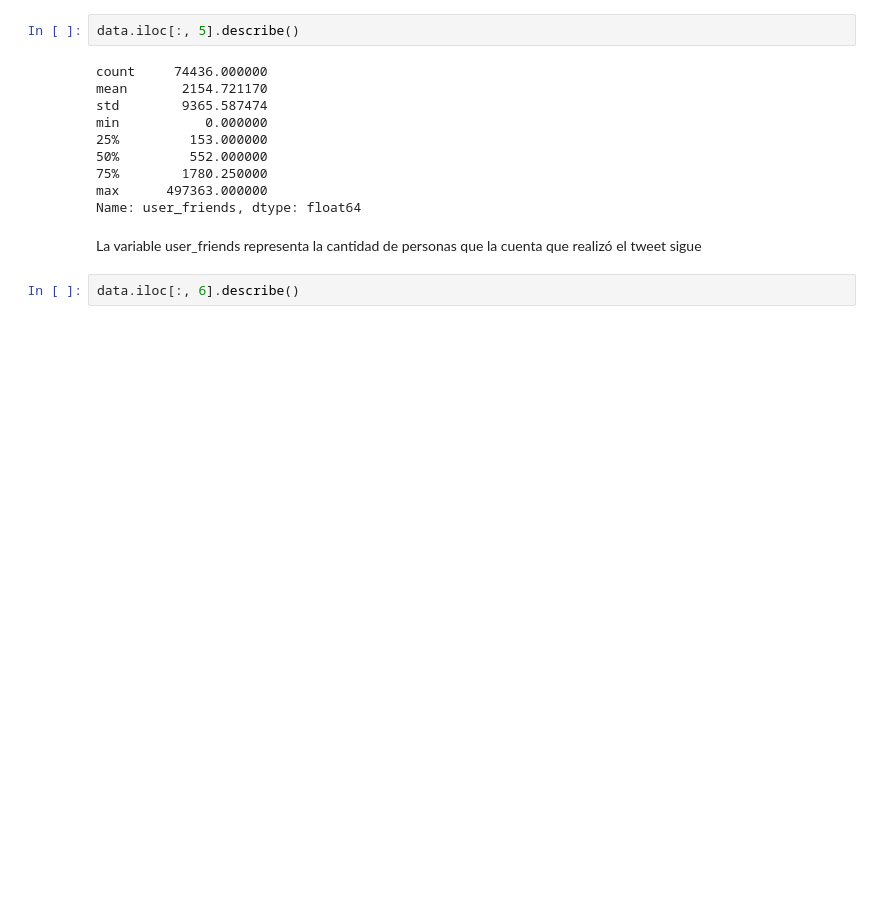
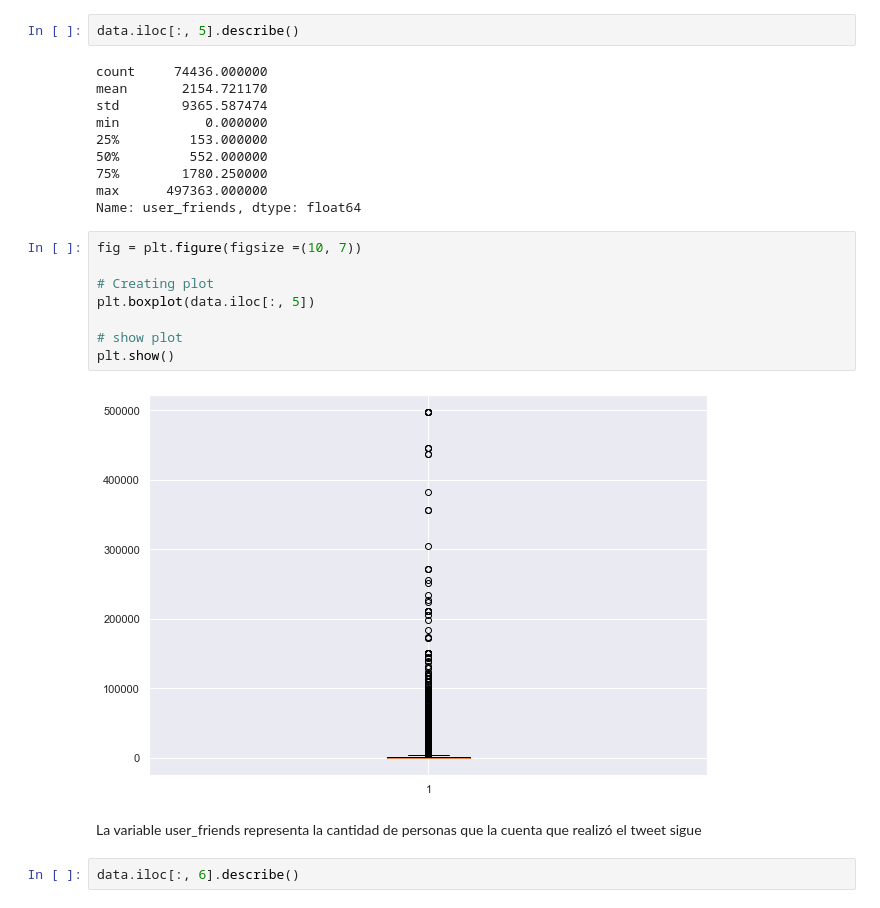
Before and after one commit to paofgz/retoAnalitica, a Jupyter notebook: Dia2/ObtencionEstadisticasDescriptivas.ipynb, the cells around one changed output. Drawn from its saved outputs; the diff is of its cells as text; blank space fills up the shorter version.

```diff
--- a/Dia2/ObtencionEstadisticasDescriptivas.ipynb
+++ b/Dia2/ObtencionEstadisticasDescriptivas.ipynb
@@ -120,6 +132,16 @@ min           0.000000
 75%        1780.250000
 max      497363.000000
 Name: user_friends, dtype: float64
+# %%
+fig = plt.figure(figsize =(10, 7))
+
+# Creating plot
+plt.boxplot(data.iloc[:, 5])
+
+# show plot
+plt.show()
+# %% [output]
+[figure, added]
 # %% [markdown]
 La variable user_friends representa la cantidad de personas que la cuenta que realizó el tweet sigue
 # %%
```
Also changed, not shown: parts of 10 cells of this notebook, 3 other files.
